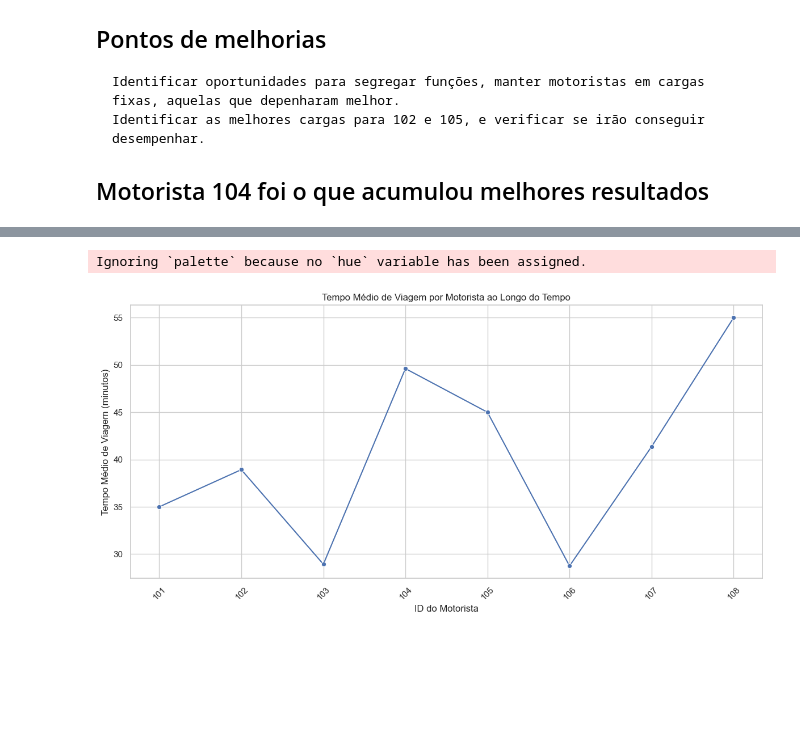
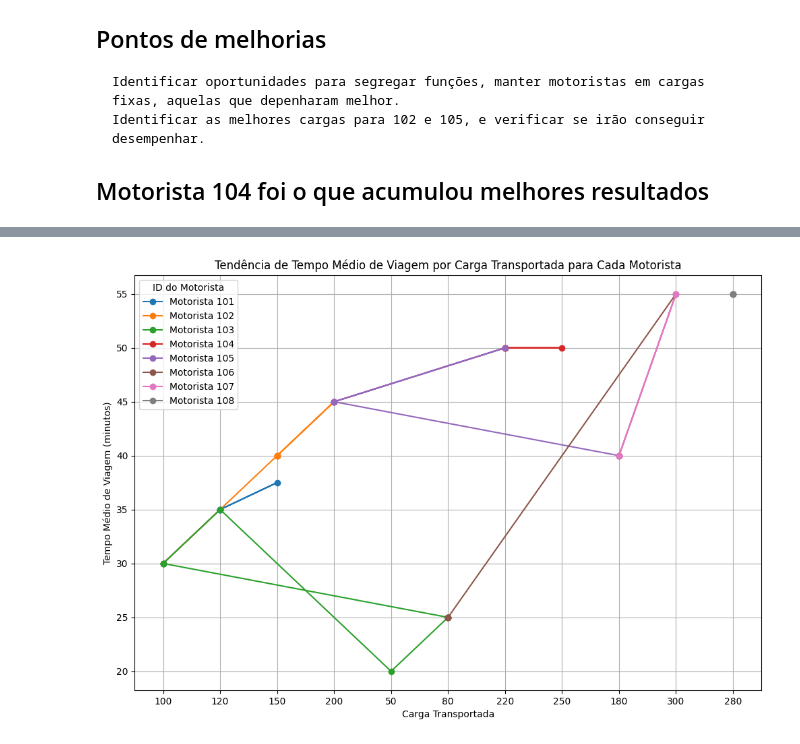
Before and after one commit to PedroSimbera/Data_Analytics_Logistics, a Jupyter notebook: project.ipynb, the cells around one changed output, grey strips where cells are left out. Cells and saved outputs as stored; diff of their text form; code cells hidden in the pictures; blank space fills up the shorter version.

```diff
--- a/project.ipynb
+++ b/project.ipynb
@@ -747,6 +792,6 @@ tendencias_carga
 # %%
-tendencias_motorista = df.groupby(['ID_motorista', 'Ano_Mês'])['tempo_viagem'].mean().reset_index()
-tendencias_motorista.columns = ['ID_motorista', 'Ano_Mês', 'Tempo Médio de Viagem']
+tendencias_motorista = df.groupby(['ID_motorista', 'Ano_Mês', 'carga_transportada'])['tempo_viagem'].mean().reset_index()
+tendencias_motorista.columns = ['ID_motorista', 'Ano_Mês','carga_transportada', 'Tempo Médio de Viagem']
 
-print(tendencias_motorista)
+tendencias_motorista
 # %% [output]
@@ -770,12 +815,16 @@ print(tendencias_motorista)
 # %%
-plt.figure(figsize=(12, 6))
-sns.lineplot(data=tendencias_motorista, x='ID_motorista', y='Tempo Médio de Viagem', marker='o', palette='viridis')
-plt.title('Tempo Médio de Viagem por Motorista ao Longo do Tempo')
-plt.xlabel('ID do Motorista')
+plt.figure(figsize=(12, 8))
+
+for driver_id in tendencias_motorista['ID_motorista'].unique():
+    driver_data = tendencias_motorista[tendencias_motorista['ID_motorista'] == driver_id]
+
+    plt.plot(driver_data['carga_transportada'], driver_data['Tempo Médio de Viagem'], marker='o', label=f'Motorista {driver_id}', linestyle='-', linewidth=1.5)
+
+plt.title('Tendência de Tempo Médio de Viagem por Carga Transportada para Cada Motorista')
+plt.xlabel('Carga Transportada')
 plt.ylabel('Tempo Médio de Viagem (minutos)')
-plt.xticks(rotation=45)
-plt.tight_layout()
+plt.legend(title='ID do Motorista')
+plt.grid(True)
 plt.show()
 # %% [output]
-Ignoring `palette` because no `hue` variable has been assigned.
-[figure, old version]
+[figure, new version]
```
Also changed, not shown: parts of 11 cells of this notebook.
